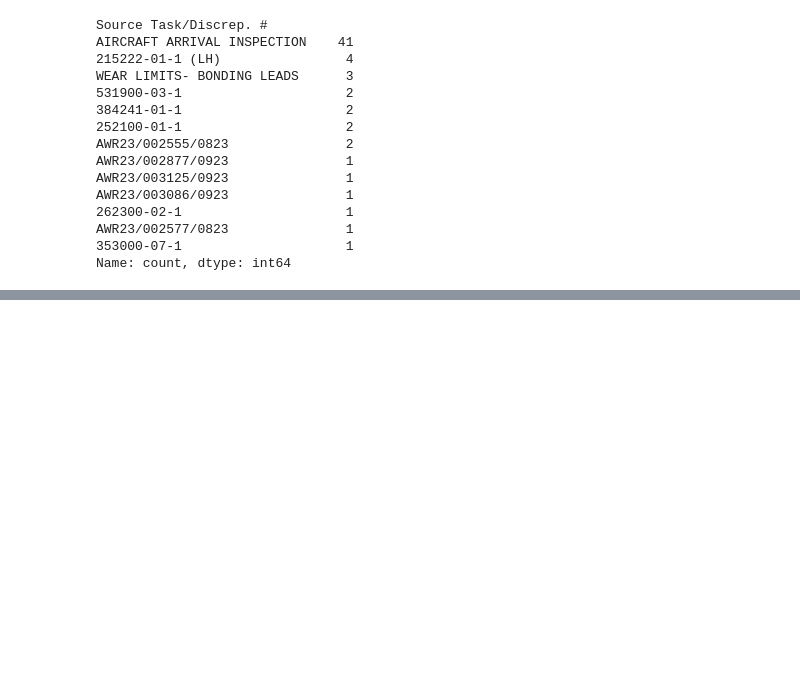
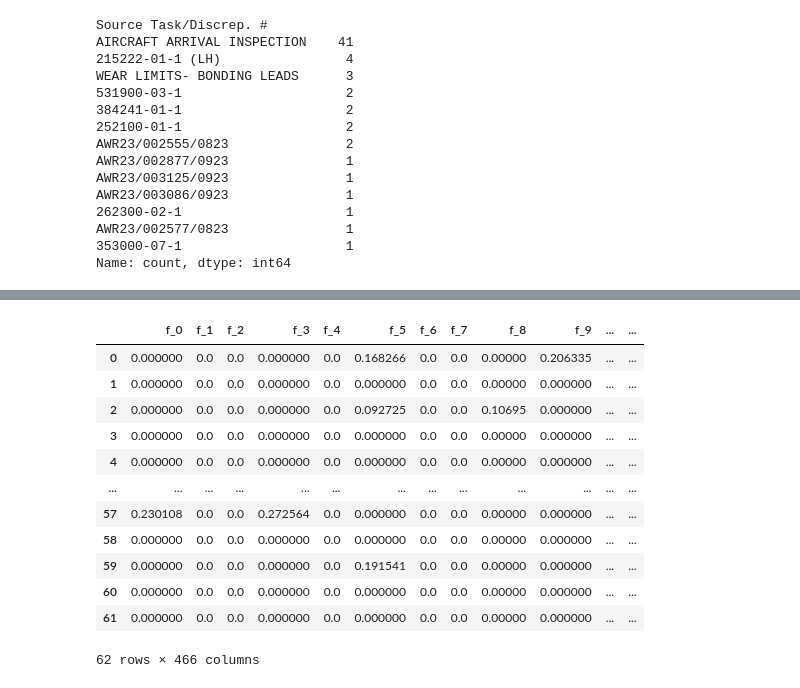
Before and after one commit to ranjithnrjk/gmr, a Jupyter notebook: flight_maintenance.ipynb, the cells around one changed output, grey strips where cells are left out. Drawn from its saved outputs; the diff is of its cells as text; code cells hidden in the pictures; blank space fills up the shorter version.

```diff
--- a/flight_maintenance.ipynb
+++ b/flight_maintenance.ipynb
@@ -1064,0 +1117,17 @@ final_result.to_excel('FinalResults/flight_maintenance_description_result.xlsx',
+# %%
+description_embeddings = pd.concat([description_embeddings, task_encoded], axis=1)
+description_embeddings
+# %% [output]
+|  | f_0 | f_1 | f_2 | f_3 | f_4 | f_5 | f_6 | f_7 | f_8 | f_9 | ... | ... |
+| 0 | 0.000000 | 0.0 | 0.0 | 0.000000 | 0.0 | 0.168266 | 0.0 | 0.0 | 0.00000 | 0.206335 | ... | ... |
+| 1 | 0.000000 | 0.0 | 0.0 | 0.000000 | 0.0 | 0.000000 | 0.0 | 0.0 | 0.00000 | 0.000000 | ... | ... |
+| 2 | 0.000000 | 0.0 | 0.0 | 0.000000 | 0.0 | 0.092725 | 0.0 | 0.0 | 0.10695 | 0.000000 | ... | ... |
+| 3 | 0.000000 | 0.0 | 0.0 | 0.000000 | 0.0 | 0.000000 | 0.0 | 0.0 | 0.00000 | 0.000000 | ... | ... |
+| 4 | 0.000000 | 0.0 | 0.0 | 0.000000 | 0.0 | 0.000000 | 0.0 | 0.0 | 0.00000 | 0.000000 | ... | ... |
+| ... | ... | ... | ... | ... | ... | ... | ... | ... | ... | ... | ... | ... |
+| 57 | 0.230108 | 0.0 | 0.0 | 0.272564 | 0.0 | 0.000000 | 0.0 | 0.0 | 0.00000 | 0.000000 | ... | ... |
+| 58 | 0.000000 | 0.0 | 0.0 | 0.000000 | 0.0 | 0.000000 | 0.0 | 0.0 | 0.00000 | 0.000000 | ... | ... |
+| 59 | 0.000000 | 0.0 | 0.0 | 0.000000 | 0.0 | 0.191541 | 0.0 | 0.0 | 0.00000 | 0.000000 | ... | ... |
+| 60 | 0.000000 | 0.0 | 0.0 | 0.000000 | 0.0 | 0.000000 | 0.0 | 0.0 | 0.00000 | 0.000000 | ... | ... |
+| 61 | 0.000000 | 0.0 | 0.0 | 0.000000 | 0.0 | 0.000000 | 0.0 | 0.0 | 0.00000 | 0.000000 | ... | ... |
+62 rows × 466 columns
```
Also changed, not shown: parts of 31 cells of this notebook, 3 other files.
